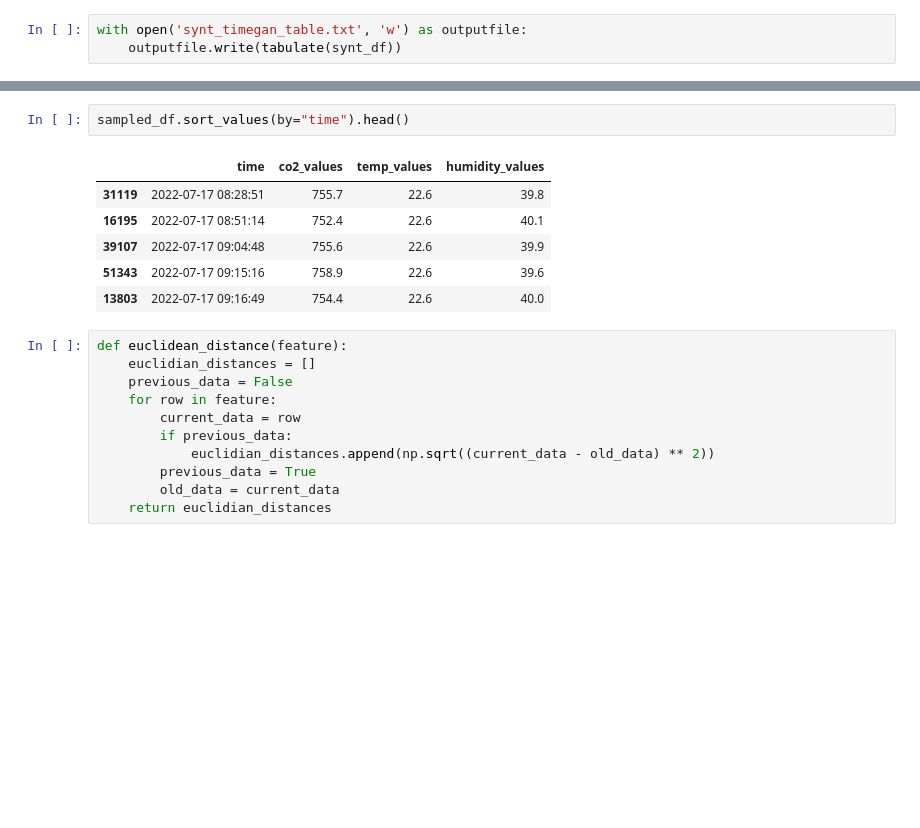
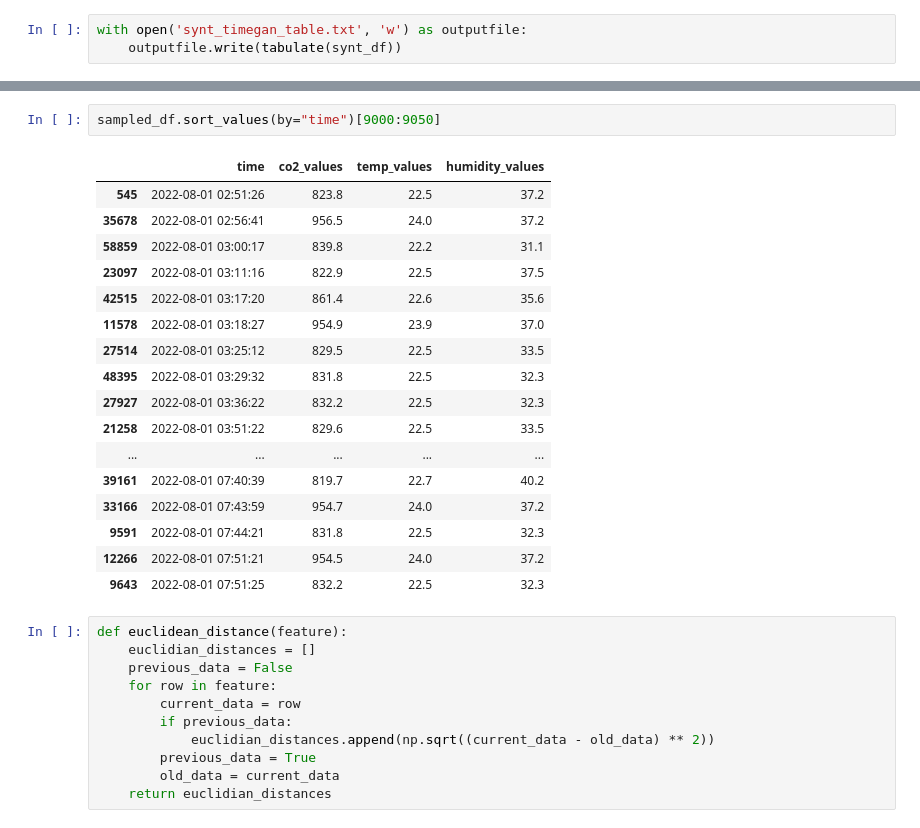
Before and after one commit to JaManJesse/SyntheticKnowledgeGraphGeneration, a Jupyter notebook: timeGAN.ipynb, the cells around one changed output, grey strips where cells are left out. Saved outputs shown, nothing was run; the diff lists cells and outputs as text; blank space fills up the shorter version.

```diff
--- a/timeGAN.ipynb
+++ b/timeGAN.ipynb
@@ -308,12 +309,23 @@ plt.show()
 # %%
-sampled_df.sort_values(by="time").head()
+sampled_df.sort_values(by="time")[9000:9050]
 # %% [output]
 |  | time | co2_values | temp_values | humidity_values |
-| 31119 | 2022-07-17 08:28:51 | 755.7 | 22.6 | 39.8 |
-| 16195 | 2022-07-17 08:51:14 | 752.4 | 22.6 | 40.1 |
-| 39107 | 2022-07-17 09:04:48 | 755.6 | 22.6 | 39.9 |
-| 51343 | 2022-07-17 09:15:16 | 758.9 | 22.6 | 39.6 |
-| 13803 | 2022-07-17 09:16:49 | 754.4 | 22.6 | 40.0 |
+| 545 | 2022-08-01 02:51:26 | 823.8 | 22.5 | 37.2 |
+| 35678 | 2022-08-01 02:56:41 | 956.5 | 24.0 | 37.2 |
+| 58859 | 2022-08-01 03:00:17 | 839.8 | 22.2 | 31.1 |
+| 23097 | 2022-08-01 03:11:16 | 822.9 | 22.5 | 37.5 |
+| 42515 | 2022-08-01 03:17:20 | 861.4 | 22.6 | 35.6 |
+| 11578 | 2022-08-01 03:18:27 | 954.9 | 23.9 | 37.0 |
+| 27514 | 2022-08-01 03:25:12 | 829.5 | 22.5 | 33.5 |
+| 48395 | 2022-08-01 03:29:32 | 831.8 | 22.5 | 32.3 |
+| 27927 | 2022-08-01 03:36:22 | 832.2 | 22.5 | 32.3 |
+| 21258 | 2022-08-01 03:51:22 | 829.6 | 22.5 | 33.5 |
+| ... | ... | ... | ... | ... |
+| 39161 | 2022-08-01 07:40:39 | 819.7 | 22.7 | 40.2 |
+| 33166 | 2022-08-01 07:43:59 | 954.7 | 24.0 | 37.2 |
+| 9591 | 2022-08-01 07:44:21 | 831.8 | 22.5 | 32.3 |
+| 12266 | 2022-08-01 07:51:21 | 954.5 | 24.0 | 37.2 |
+| 9643 | 2022-08-01 07:51:25 | 832.2 | 22.5 | 32.3 |
 # %%
 def euclidean_distance(feature):
     euclidian_distances = []
```
Also changed, not shown: parts of 8 cells of this notebook, 1 other file.
